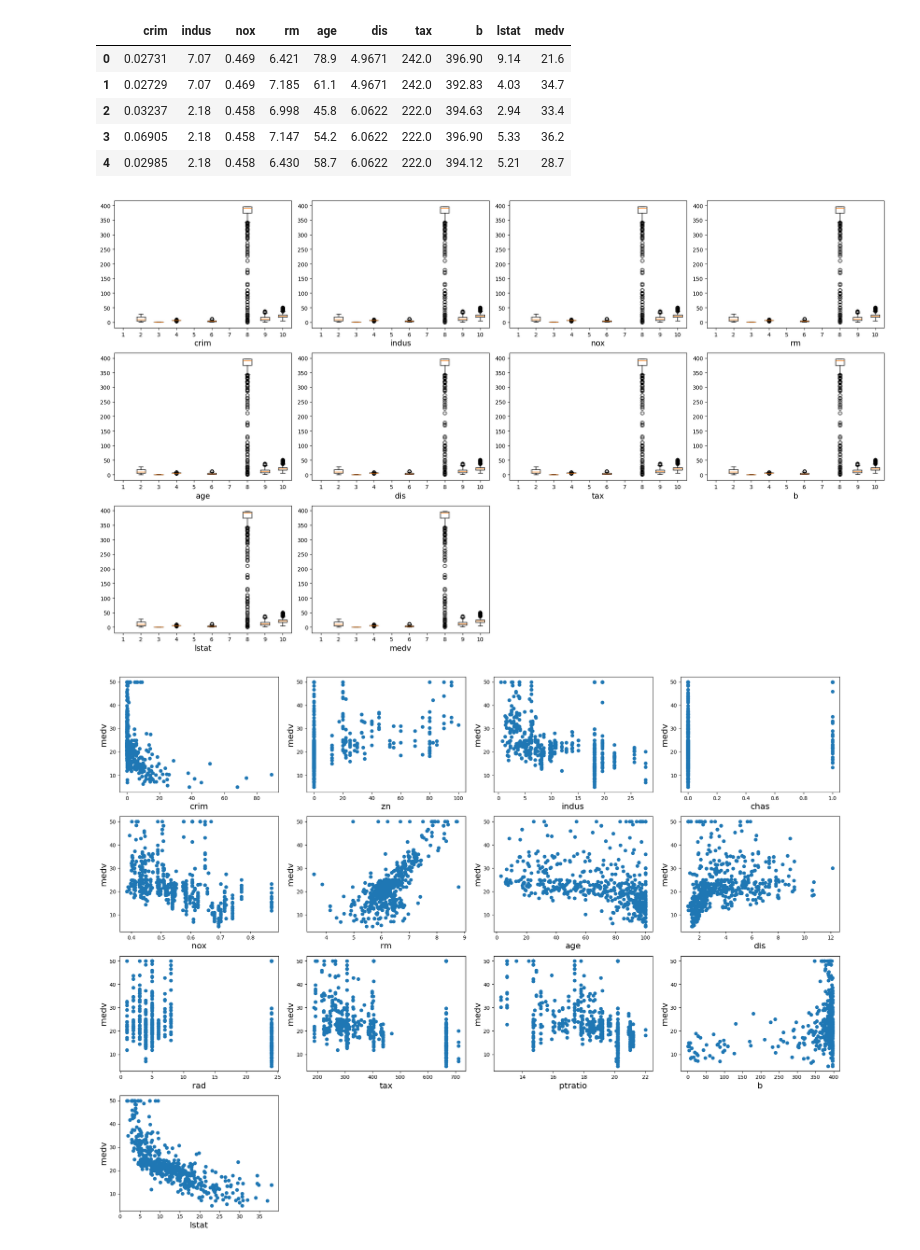
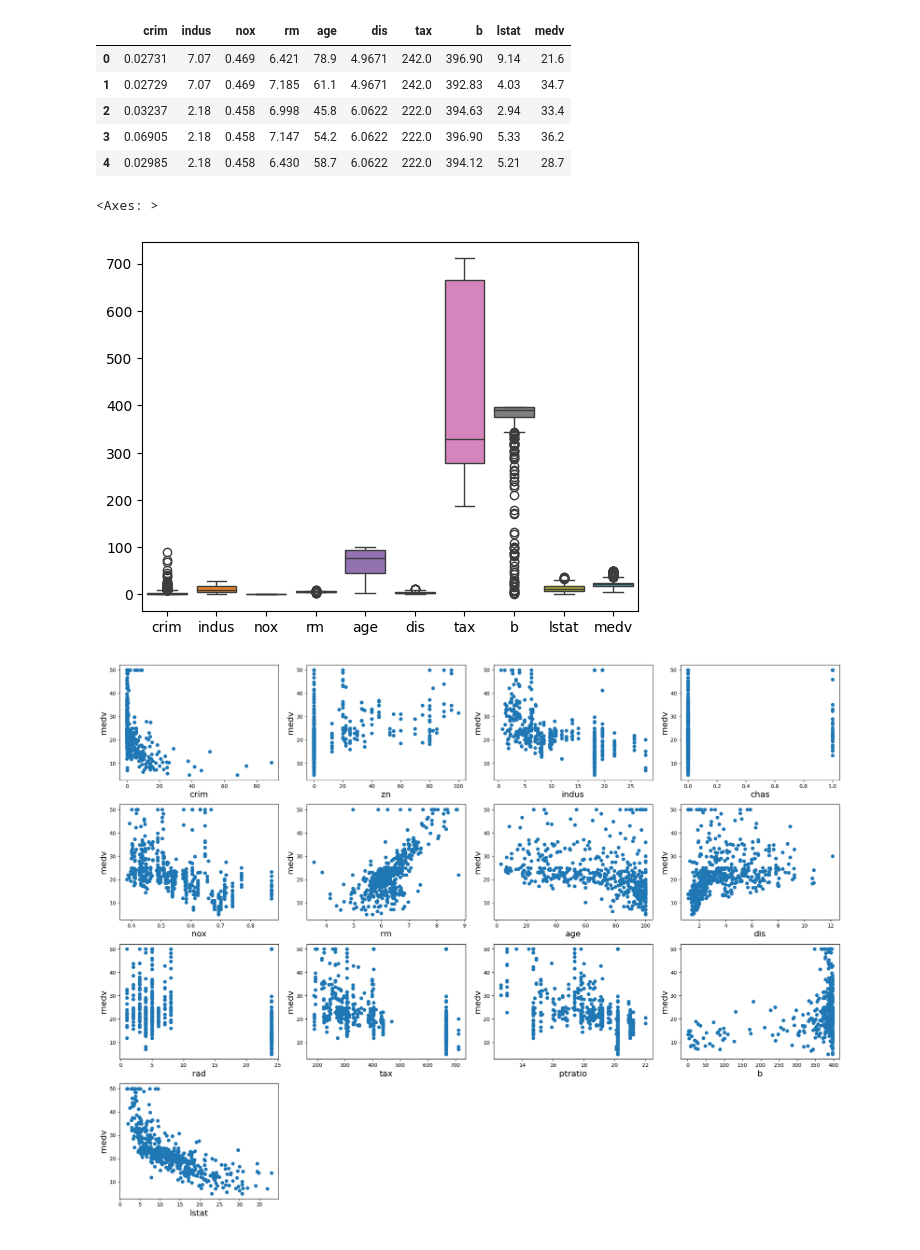
Before and after one commit to Hameedhullah/AI_ML-Course-, a Jupyter notebook: Boston_House_Price_Prediction.ipynb, the cells around one changed output. Cells and saved outputs as stored; diff of their text form; code cells hidden in the pictures.

```diff
--- a/Boston_House_Price_Prediction.ipynb
+++ b/Boston_House_Price_Prediction.ipynb
@@ -307,20 +307,12 @@ Continous Variables Count:10
 | 2 | 0.03237 | 2.18 | 0.458 | 6.998 | 45.8 | 6.0622 | 222.0 | 394.63 | 2.94 | 33.4 |
 | 3 | 0.06905 | 2.18 | 0.458 | 7.147 | 54.2 | 6.0622 | 222.0 | 396.90 | 5.33 | 36.2 |
 | 4 | 0.02985 | 2.18 | 0.458 | 6.430 | 58.7 | 6.0622 | 222.0 | 394.12 | 5.21 | 28.7 |
-# %%
-#Boxplot
-plt.figure(figsize =(20,15))
-plotnumber = 1
-
-for column in continous_feature:
-  if plotnumber < 12:
-    plt.subplot(4,4,plotnumber)
-    plt.boxplot(house[continous_feature])
-    plt.xlabel(column,fontsize=14)
-  plotnumber += 1
-plt.tight_layout()
-# %% [output]
-[figure, removed]
+# %%
+#Boxplot
+sns.boxplot(house[continous_feature])
+# %% [output]
+<Axes: >
+[figure, added]
 # %%
 #Splitting data
 
```
Also changed, not shown: parts of 25 cells of this notebook.
